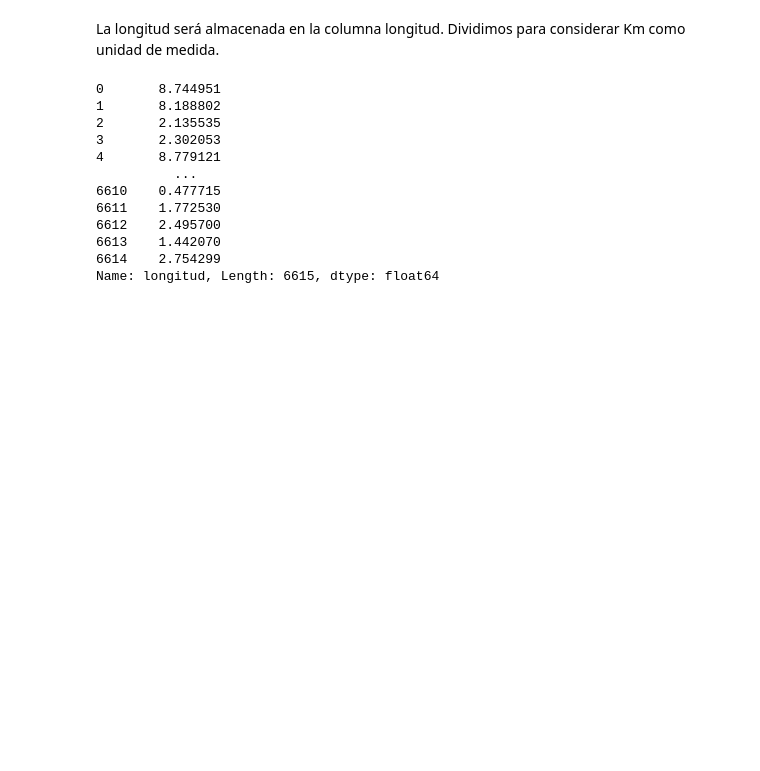
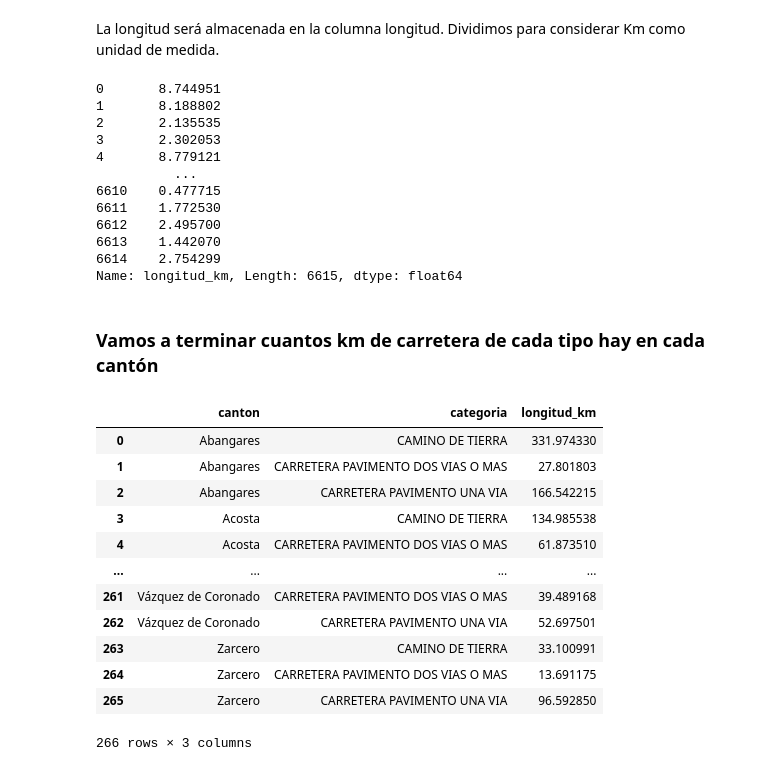
Before and after one commit to jospablo777/datos-geoespaciales-tarea3, a Jupyter notebook: notebooks/RicardoCorrales_AshuinSharma_JosePBarrantes_tarea_3.ipynb, the cells around one changed output. Drawn from its saved outputs; the diff is of its cells as text; code cells hidden in the pictures; blank space fills up the shorter version.

```diff
--- a/notebooks/RicardoCorrales_AshuinSharma_JosePBarrantes_tarea_3.ipynb
+++ b/notebooks/RicardoCorrales_AshuinSharma_JosePBarrantes_tarea_3.ipynb
@@ -118,5 +118,5 @@ red_vial_por_canton['longitud'] = red_vial_por_canton.geometry.to_crs(5367).leng
 # %%
-red_vial_por_canton.longitud
+red_vial_por_canton.longitud_km
 # %% [output]
 0       8.744951
 1       8.188802
@@ -129,4 +129,24 @@ red_vial_por_canton.longitud
 6612    2.495700
 6613    1.442070
 6614    2.754299
-Name: longitud, Length: 6615, dtype: float64
+Name: longitud_km, Length: 6615, dtype: float64
+# %% [markdown]
+### Vamos a terminar cuantos km de carretera de cada tipo hay en cada cantón
+# %%
+metricas_canton_categoria = red_vial_por_canton.groupby(['canton', 'categoria']).agg(longitud_km=('longitud_km', sum)).reset_index()
+
+metricas_canton_categoria
+# %% [output]
+|  | canton | categoria | longitud_km |
+| 0 | Abangares | CAMINO DE TIERRA | 331.974330 |
+| 1 | Abangares | CARRETERA PAVIMENTO DOS VIAS O MAS | 27.801803 |
+| 2 | Abangares | CARRETERA PAVIMENTO UNA VIA | 166.542215 |
+| 3 | Acosta | CAMINO DE TIERRA | 134.985538 |
+| 4 | Acosta | CARRETERA PAVIMENTO DOS VIAS O MAS | 61.873510 |
+| ... | ... | ... | ... |
+| 261 | Vázquez de Coronado | CARRETERA PAVIMENTO DOS VIAS O MAS | 39.489168 |
+| 262 | Vázquez de Coronado | CARRETERA PAVIMENTO UNA VIA | 52.697501 |
+| 263 | Zarcero | CAMINO DE TIERRA | 33.100991 |
+| 264 | Zarcero | CARRETERA PAVIMENTO DOS VIAS O MAS | 13.691175 |
+| 265 | Zarcero | CARRETERA PAVIMENTO UNA VIA | 96.592850 |
+266 rows × 3 columns
```
Also changed, not shown: parts of 8 cells of this notebook.
